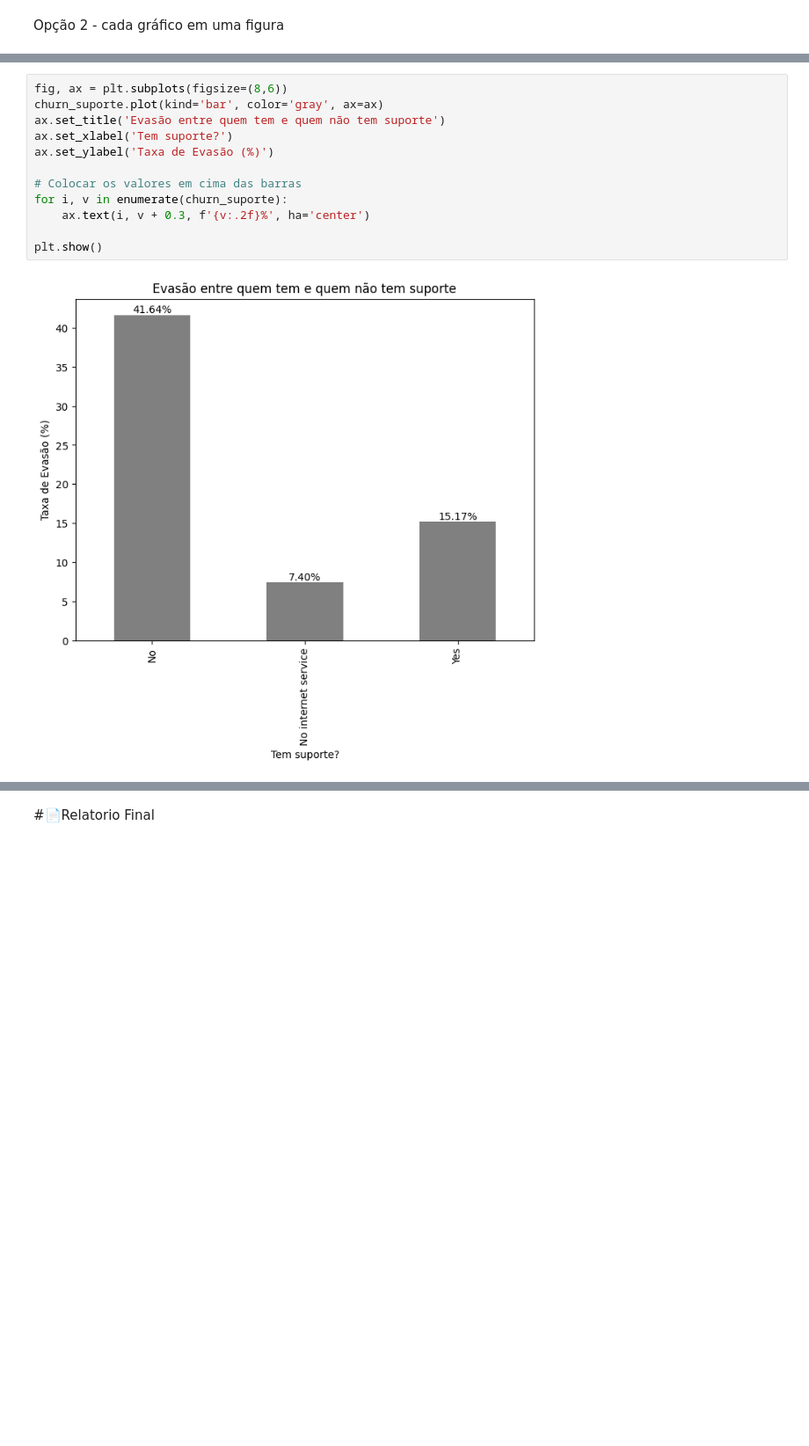
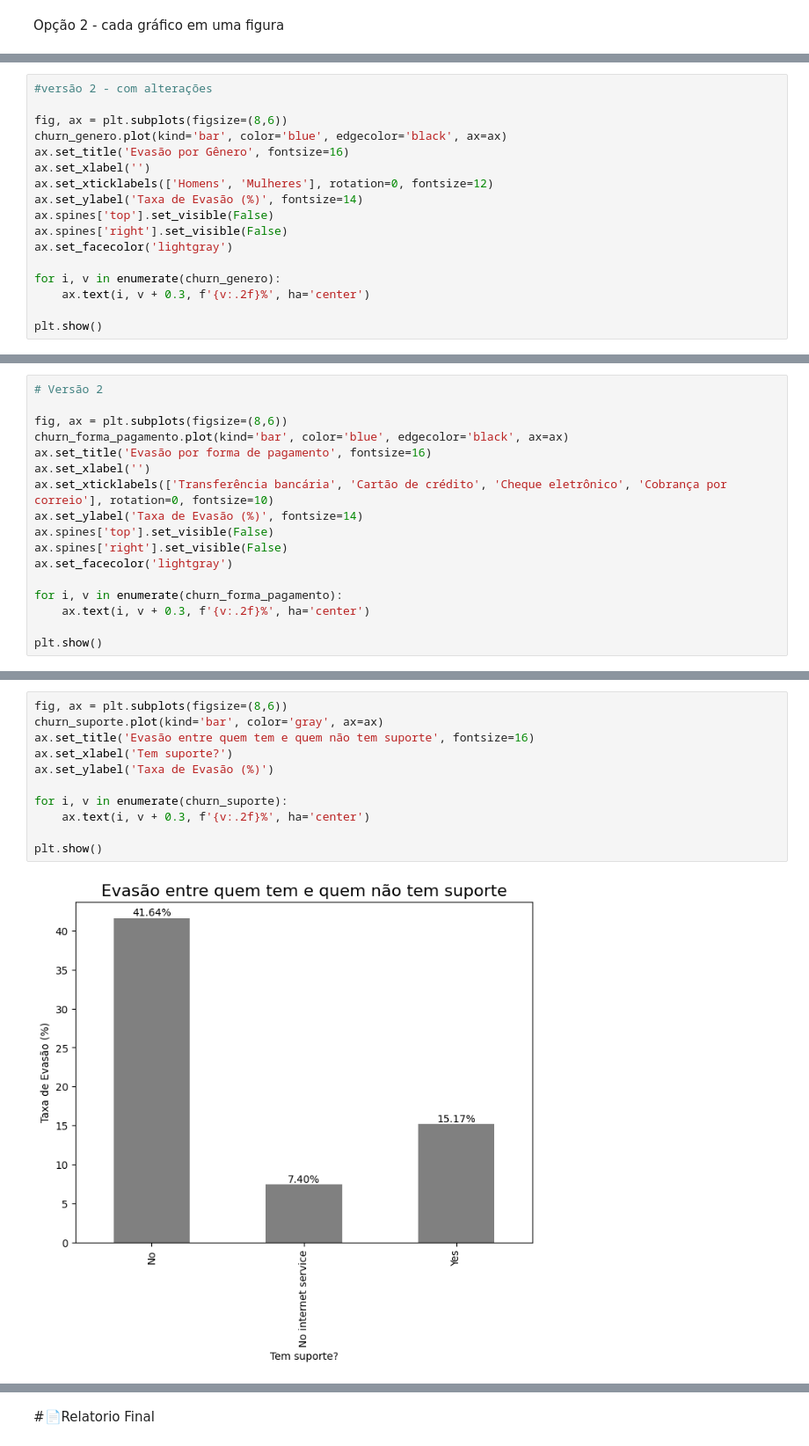
Before and after one commit to alexandrebarbosa-dev/desafioTelecomX_BR, a Jupyter notebook: TelecomX_BR.ipynb, the cells around one changed output, grey strips where cells are left out. Shown at 88% size. Drawn from its saved outputs; the diff is of its cells as text; blank space fills up the shorter version.

```diff
--- a/TelecomX_BR.ipynb
+++ b/TelecomX_BR.ipynb
@@ -499,3 +499,20 @@ for i, v in enumerate(churn_genero):
 plt.show()
 # %% [output]
 [figure]
+# %%
+#versão 2 - com alterações
+
+fig, ax = plt.subplots(figsize=(8,6))
+churn_genero.plot(kind='bar', color='blue', edgecolor='black', ax=ax)
+ax.set_title('Evasão por Gênero', fontsize=16)
+ax.set_xlabel('')
+ax.set_xticklabels(['Homens', 'Mulheres'], rotation=0, fontsize=12)
+ax.set_ylabel('Taxa de Evasão (%)', fontsize=14)
+ax.spines['top'].set_visible(False)
+ax.spines['right'].set_visible(False)
+ax.set_facecolor('lightgray')
+
+for i, v in enumerate(churn_genero):
+    ax.text(i, v + 0.3, f'{v:.2f}%', ha='center')
+
+plt.show()
@@ -513,3 +531,20 @@ for i, v in enumerate(churn_forma_pagamento):
 plt.show()
 # %% [output]
 [figure]
+# %%
+# Versão 2
+
+fig, ax = plt.subplots(figsize=(8,6))
+churn_forma_pagamento.plot(kind='bar', color='blue', edgecolor='black', ax=ax)
+ax.set_title('Evasão por forma de pagamento', fontsize=16)
+ax.set_xlabel('')
+ax.set_xticklabels(['Transferência bancária', 'Cartão de crédito', 'Cheque eletrônico', 'Cobrança por correio'], rotation=0, fontsize=10)
+ax.set_ylabel('Taxa de Evasão (%)', fontsize=14)
+ax.spines['top'].set_visible(False)
+ax.spines['right'].set_visible(False)
+ax.set_facecolor('lightgray')
+
+for i, v in enumerate(churn_forma_pagamento):
+    ax.text(i, v + 0.3, f'{v:.2f}%', ha='center')
+
+plt.show()
@@ -516,14 +553,13 @@ plt.show()
 # %%
 fig, ax = plt.subplots(figsize=(8,6))
 churn_suporte.plot(kind='bar', color='gray', ax=ax)
-ax.set_title('Evasão entre quem tem e quem não tem suporte')
+ax.set_title('Evasão entre quem tem e quem não tem suporte', fontsize=16)
 ax.set_xlabel('Tem suporte?')
 ax.set_ylabel('Taxa de Evasão (%)')
 
-# Colocar os valores em cima das barras
 for i, v in enumerate(churn_suporte):
     ax.text(i, v + 0.3, f'{v:.2f}%', ha='center')
 
 plt.show()
 # %% [output]
-[figure, old version]
+[figure, new version]
```
Also changed, not shown: parts of 22 cells of this notebook.
